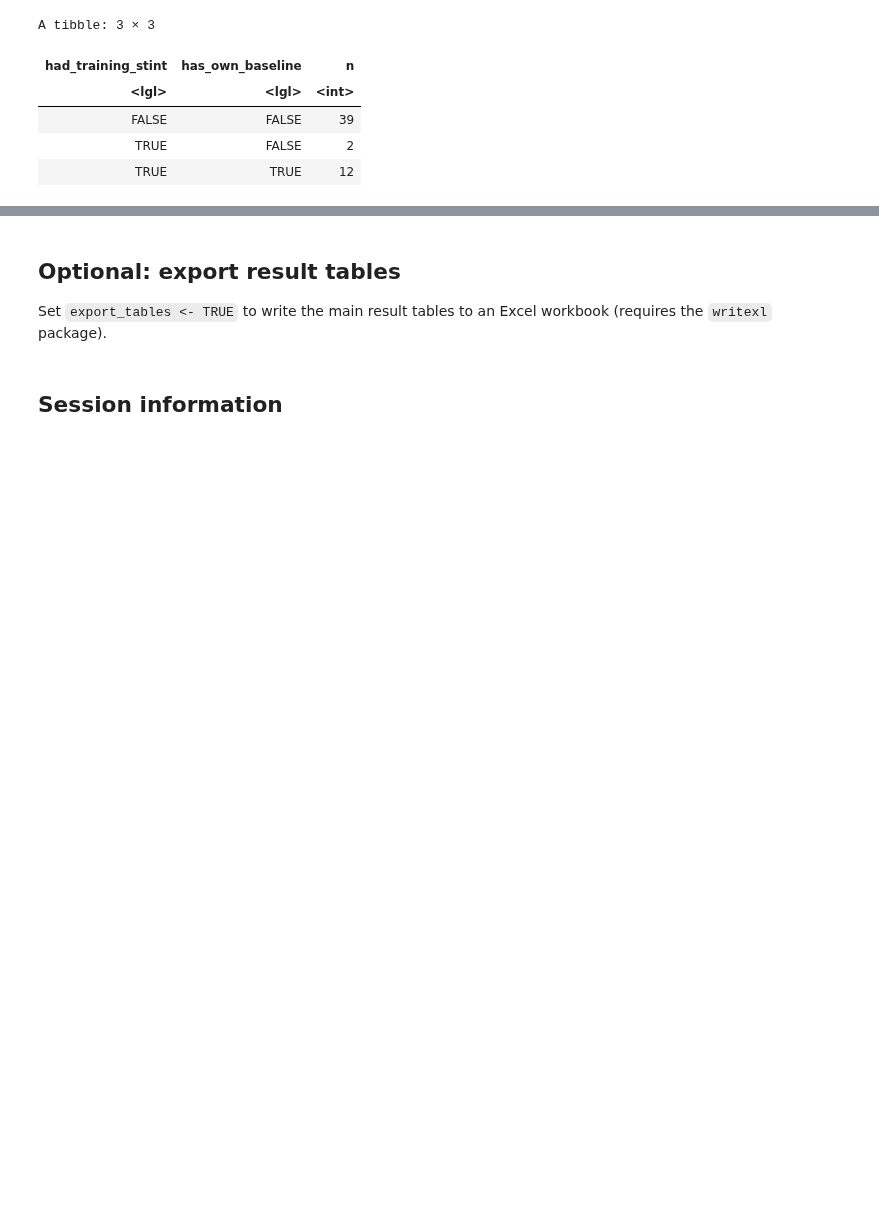
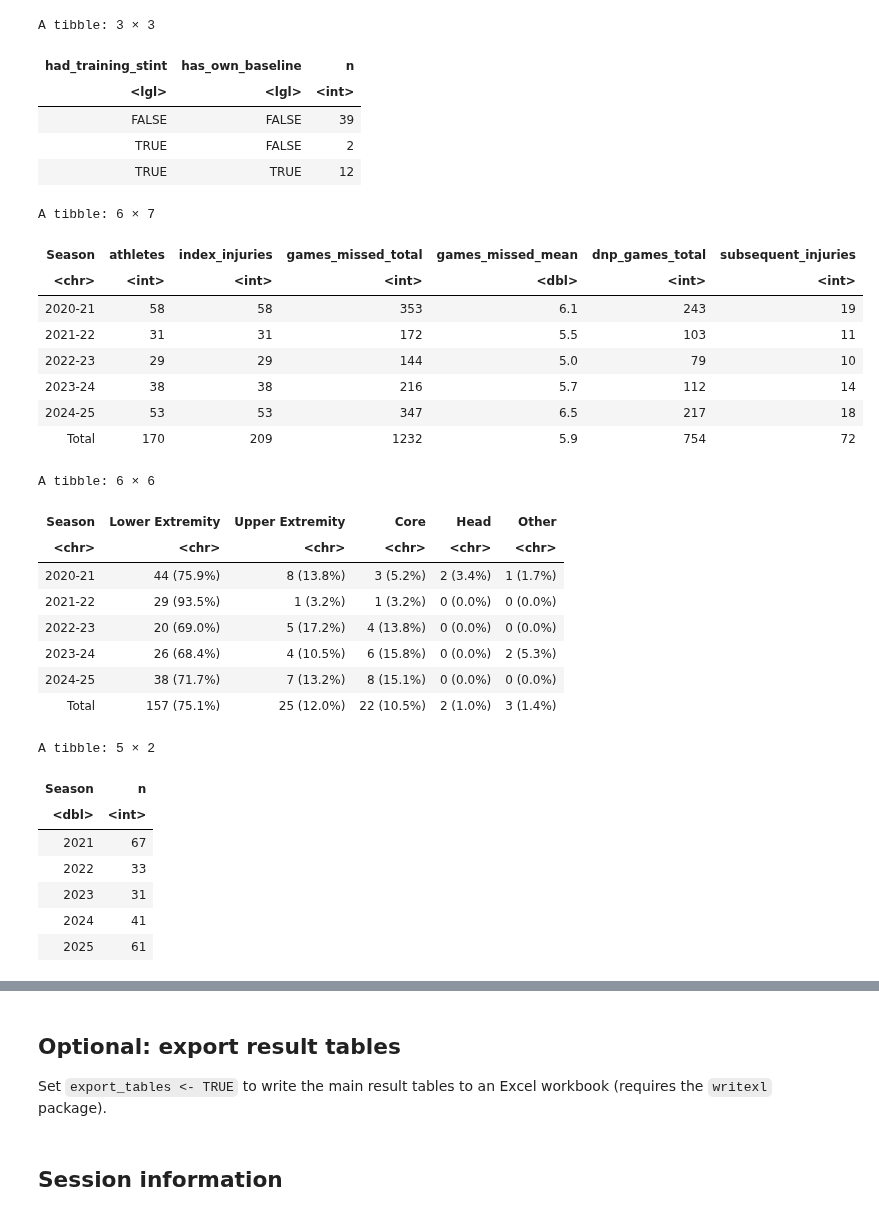
Before and after one commit to abrown9008/Sports-Analytics-and-Intelligence-Lab, a Jupyter notebook: NBA Injury Control Chart Study/NBA Injury Detection Control Chart Code.ipynb, the cells around one changed output, grey strips where cells are left out. Cells and saved outputs as stored; diff of their text form; code cells hidden in the pictures; blank space fills up the shorter version.

Commit message:
Edits to NBA injury data based on reviewer feedback

```diff
--- a/NBA Injury Control Chart Study/NBA Injury Detection Control Chart Code.ipynb
+++ b/NBA Injury Control Chart Study/NBA Injury Detection Control Chart Code.ipynb
@@ -1799,3 +1847,70 @@ A tibble: 3 × 3
 | FALSE | FALSE | 39 |
 | TRUE | FALSE | 2 |
 | TRUE | TRUE | 12 |
+# %%
+season_label <- function(s) paste0(s - 1, "-", substr(s, 3, 4))   # 2025 -> "2024-25"
+
+## ---- Athletes, index injuries and games missed, by season ----
+summarise_qualifying <- function(df) {
+  df |>
+    summarise(
+      athletes            = n_distinct(athlete_id),
+      index_injuries      = n(),
+      games_missed_total  = sum(actual_games_missed),
+      games_missed_mean   = round(mean(actual_games_missed), 1),
+      dnp_games_total     = sum(games_missed_in_stint),
+      subsequent_injuries = sum(had_second_injury)
+    )
+}
+
+qualifying_by_season <- bind_rows(
+  qualifying_with_next_injury |>
+    group_by(Season) |> summarise_qualifying() |>
+    mutate(Season = season_label(Season)),
+  qualifying_with_next_injury |>
+    summarise_qualifying() |> mutate(Season = "Total")
+)
+qualifying_by_season
+
+## ---- Body region of the index injury, by season: n (%) ----
+region_levels <- c("Lower Extremity", "Upper Extremity", "Core", "Head", "Other")
+
+region_by_season <- qualifying_with_next_injury |>
+  mutate(Season = season_label(Season)) |>
+  bind_rows(qualifying_with_next_injury |> mutate(Season = "Total")) |>
+  mutate(injury_type = factor(injury_type, levels = region_levels)) |>
+  count(Season, injury_type, .drop = FALSE) |>
+  group_by(Season) |>
+  mutate(cell = sprintf("%d (%.1f%%)", n, 100 * n / sum(n))) |>
+  ungroup() |>
+  select(-n) |>
+  pivot_wider(names_from = injury_type, values_from = cell)
+region_by_season
+qualifying_stints |> count(Season)
+# %% [output]
+A tibble: 6 × 7
+| Season | athletes | index_injuries | games_missed_total | games_missed_mean | dnp_games_total | subsequent_injuries |
+| <chr> | <int> | <int> | <int> | <dbl> | <int> | <int> |
+| 2020-21 | 58 | 58 | 353 | 6.1 | 243 | 19 |
+| 2021-22 | 31 | 31 | 172 | 5.5 | 103 | 11 |
+| 2022-23 | 29 | 29 | 144 | 5.0 | 79 | 10 |
+| 2023-24 | 38 | 38 | 216 | 5.7 | 112 | 14 |
+| 2024-25 | 53 | 53 | 347 | 6.5 | 217 | 18 |
+| Total | 170 | 209 | 1232 | 5.9 | 754 | 72 |
+A tibble: 6 × 6
+| Season | Lower Extremity | Upper Extremity | Core | Head | Other |
+| <chr> | <chr> | <chr> | <chr> | <chr> | <chr> |
+| 2020-21 | 44 (75.9%) | 8 (13.8%) | 3 (5.2%) | 2 (3.4%) | 1 (1.7%) |
+| 2021-22 | 29 (93.5%) | 1 (3.2%) | 1 (3.2%) | 0 (0.0%) | 0 (0.0%) |
+| 2022-23 | 20 (69.0%) | 5 (17.2%) | 4 (13.8%) | 0 (0.0%) | 0 (0.0%) |
+| 2023-24 | 26 (68.4%) | 4 (10.5%) | 6 (15.8%) | 0 (0.0%) | 2 (5.3%) |
+| 2024-25 | 38 (71.7%) | 7 (13.2%) | 8 (15.1%) | 0 (0.0%) | 0 (0.0%) |
+| Total | 157 (75.1%) | 25 (12.0%) | 22 (10.5%) | 2 (1.0%) | 3 (1.4%) |
+A tibble: 5 × 2
+| Season | n |
+| <dbl> | <int> |
+| 2021 | 67 |
+| 2022 | 33 |
+| 2023 | 31 |
+| 2024 | 41 |
+| 2025 | 61 |
```
Also changed, not shown: parts of 4 cells of this notebook.
